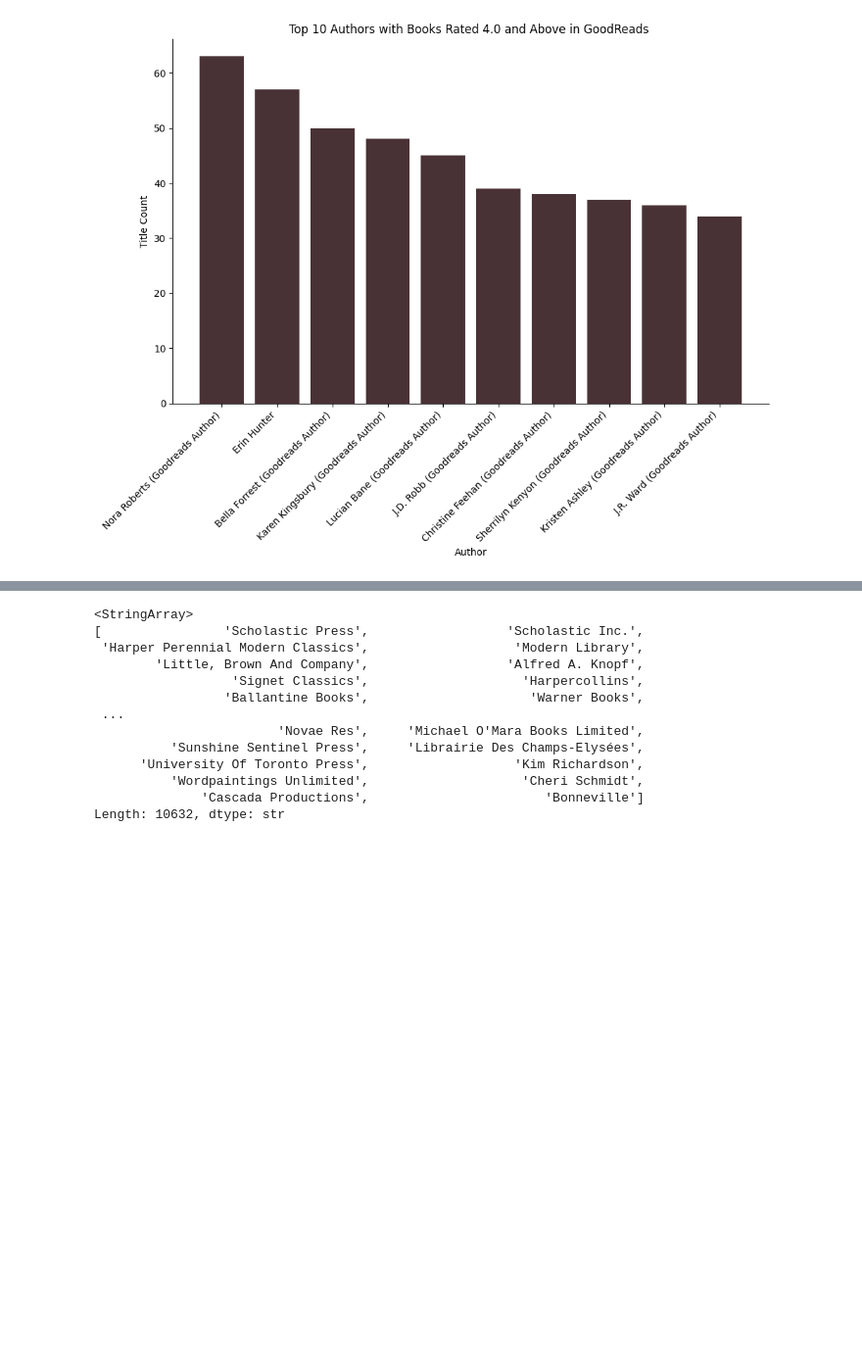
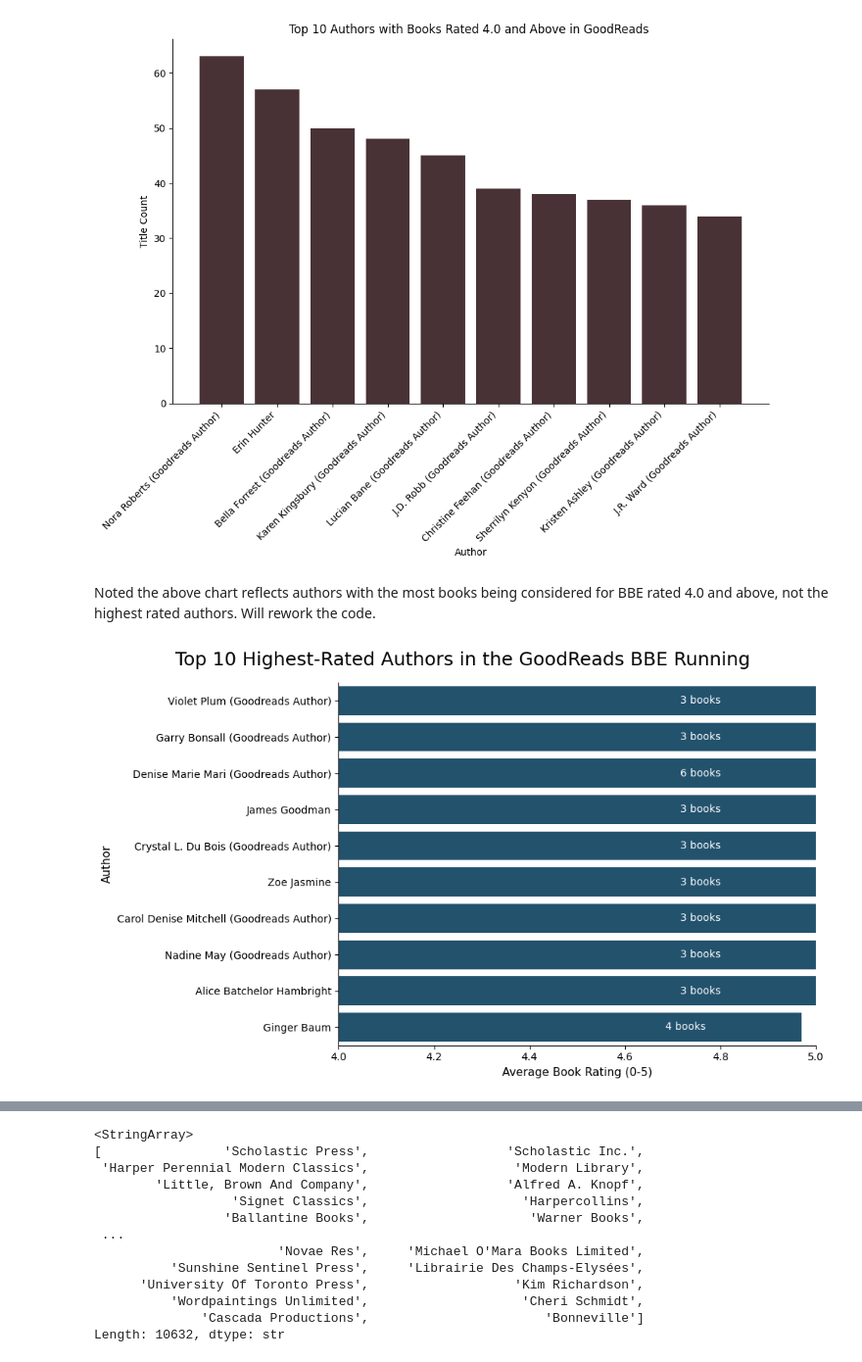
Before and after one commit to lindensourcelinc/GoodReads_BestBook_Analysis, a Jupyter notebook: notebooks/notes.ipynb, the cells around one changed output, grey strips where cells are left out. Shown at 98% size. Saved outputs shown, nothing was run; the diff lists cells and outputs as text; code cells hidden in the pictures; blank space fills up the shorter version.

```diff
--- a/notebooks/notes.ipynb
+++ b/notebooks/notes.ipynb
@@ -394,3 +415,59 @@ plt.tight_layout()
 plt.show()
 # %% [output]
 [figure]
+# %% [markdown]
+Noted the above chart reflects authors with the most books being considered for BBE rated 4.0 and above, not the highest rated authors.
+    Will rework the code.
+# %%
+# Calculated the average ratings and the book count of each author to determine an author statistic to measure by
+
+author_stats = up_df.groupby('author', as_index=False).agg(
+    avg_rating=('rating', 'mean'),
+    book_count=('rating', 'count')
+)
+
+# Used a minimum book count to deter skewed results of authors with one 5.0-rated book outranking an author with more well-rated books
+
+min_books = 3
+top_authors = author_stats[author_stats['book_count'] >= min_books]
+
+top_10 = top_authors.sort_values(by='avg_rating', ascending=False).head(10)
+
+# Horizontal chart chosen to better display author names
+plt.figure(figsize=(10,6))
+ax = sns.barplot(data=top_10,
+            x='avg_rating',
+            y='author',
+            color='#175579')
+
+# Coded to show the book count inside the bars
+for index, row in top_10.reset_index(drop=True).iterrows():
+    ax.text(
+        x=row['avg_rating'] - 0.2,
+        y=index,
+        s=f"{row['book_count']} books",
+        color='white',
+        va='center',
+        ha='right',
+        fontweight=14
+    )
+
+ax = plt.gca()
+ax.spines['top'].set_visible(False)
+ax.spines['right'].set_visible(False)
+
+
+plt.xlabel('Average Book Rating (0-5)', fontsize=11)
+plt.ylabel('Author', fontsize=11)
+
+# Centered the title across the whole graphic vs it hugging the right side over the bars; feels more balanced to look at
+plt.suptitle("Top 10 Highest-Rated Authors in the GoodReads BBE Running", fontsize=18, ha='center')
+
+
+# Zoomed in on the x-axis limit since the comparison is so slight
+plt.xlim(4.0, 5.0)
+
+plt.tight_layout()
+plt.show()
+# %% [output]
+[figure, added]
```
Also changed, not shown: parts of 40 cells of this notebook, 1 other file.
